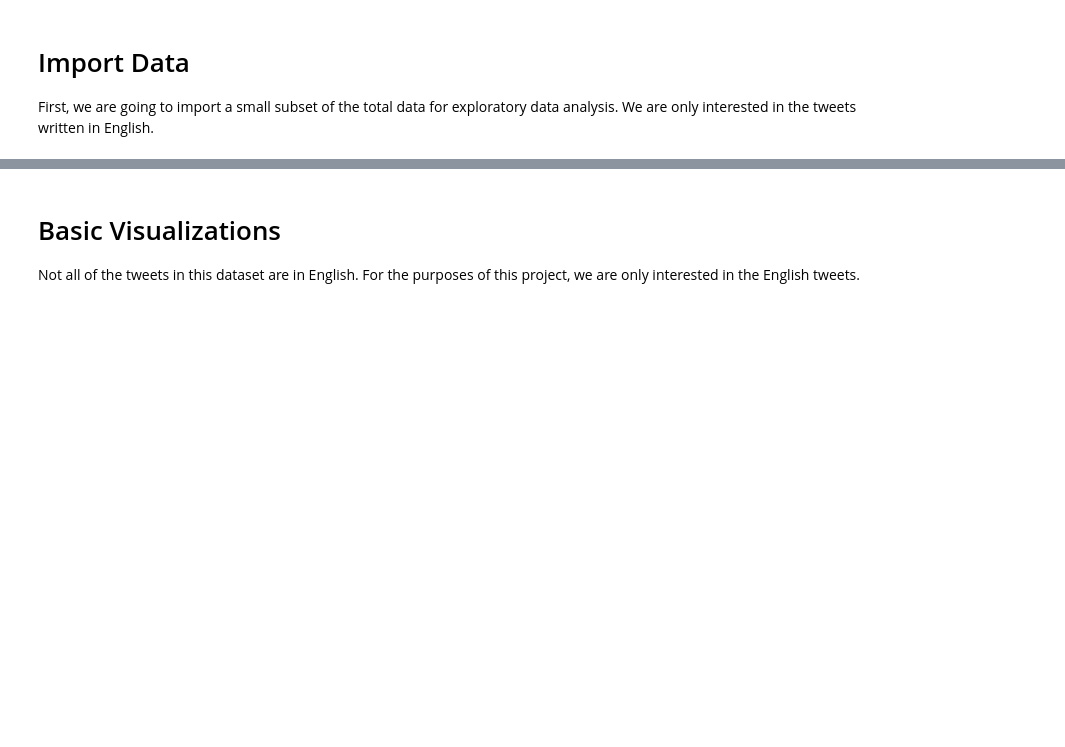
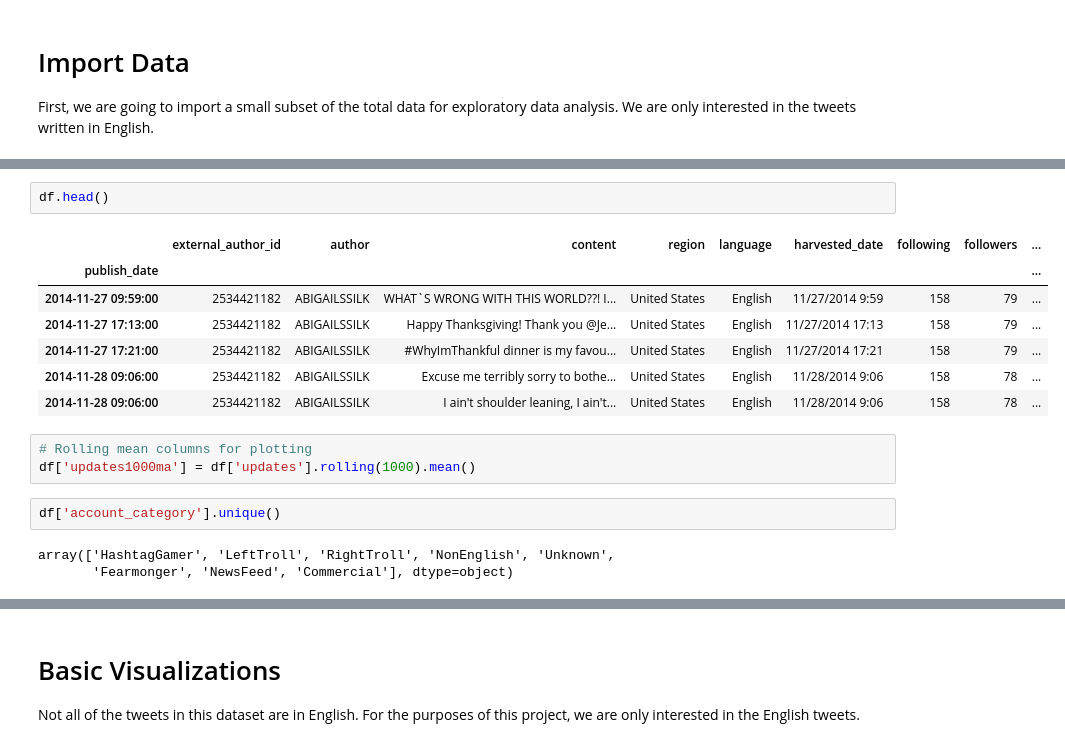
Before and after one commit to joshkraft/kraft_thesis_s19, a Jupyter notebook: Initial Data Exploration.ipynb, the cells around one changed output, grey strips where cells are left out. Cells and saved outputs as stored; diff of their text form; blank space fills up the shorter version.

```diff
--- a/Initial Data Exploration.ipynb
+++ b/Initial Data Exploration.ipynb
@@ -35,0 +22,18 @@ ax = sns.kdeplot(left_troll.followers, left_troll.updates,
+# %%
+df.head()
+# %% [output]
+|  | external_author_id | author | content | region | language | harvested_date | following | followers | ... |
+| publish_date |  |  |  |  |  |  |  |  | ... |
+| 2014-11-27 09:59:00 | 2534421182 | ABIGAILSSILK | WHAT`S WRONG WITH THIS WORLD??! I... | United States | English | 11/27/2014 9:59 | 158 | 79 | ... |
+| 2014-11-27 17:13:00 | 2534421182 | ABIGAILSSILK | Happy Thanksgiving! Thank you @Je... | United States | English | 11/27/2014 17:13 | 158 | 79 | ... |
+| 2014-11-27 17:21:00 | 2534421182 | ABIGAILSSILK | #WhyImThankful dinner is my favou... | United States | English | 11/27/2014 17:21 | 158 | 79 | ... |
+| 2014-11-28 09:06:00 | 2534421182 | ABIGAILSSILK | Excuse me terribly sorry to bothe... | United States | English | 11/28/2014 9:06 | 158 | 78 | ... |
+| 2014-11-28 09:06:00 | 2534421182 | ABIGAILSSILK | I ain't shoulder leaning, I ain't... | United States | English | 11/28/2014 9:06 | 158 | 78 | ... |
+# %%
+# Rolling mean columns for plotting
+df['updates1000ma'] = df['updates'].rolling(1000).mean()
+# %%
+df['account_category'].unique()
+# %% [output]
+array(['HashtagGamer', 'LeftTroll', 'RightTroll', 'NonEnglish', 'Unknown',
+       'Fearmonger', 'NewsFeed', 'Commercial'], dtype=object)
```
Also changed, not shown: parts of 18 cells of this notebook, 2 other files.
